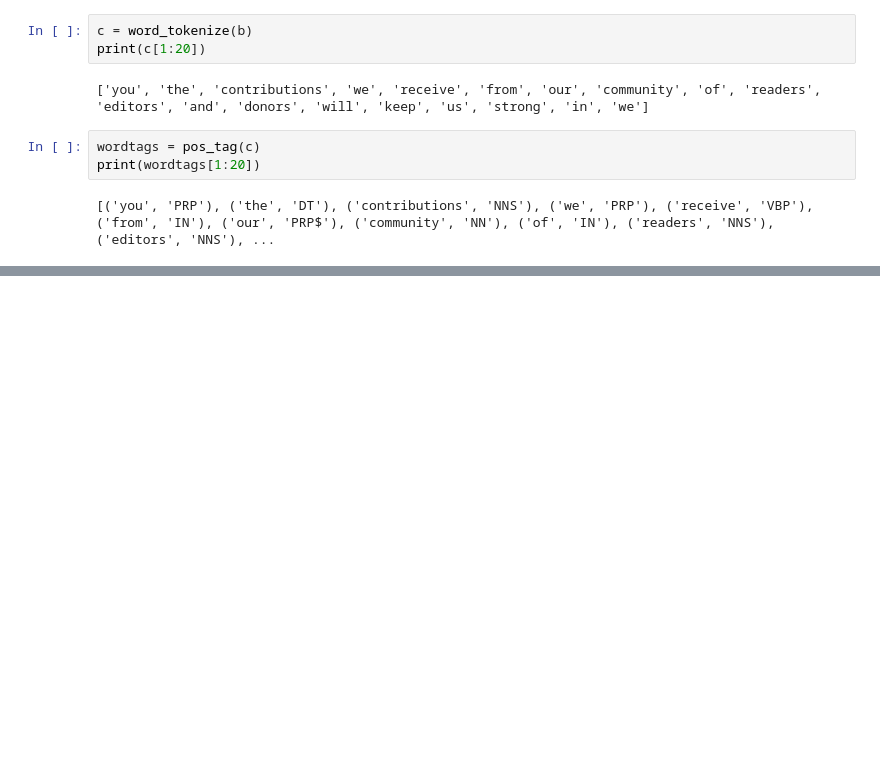
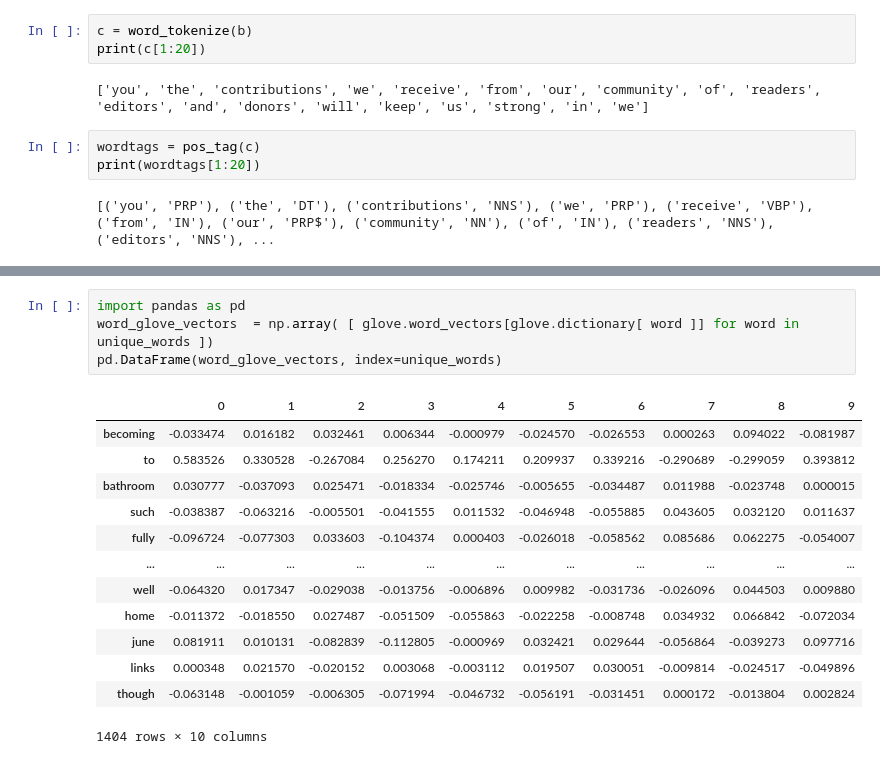
Before and after one commit to VipanchiKatthula/DocumentSimilarity_and_Word_Embedding, a Jupyter notebook: JaccardSimilarity_using_POS_Tags.ipynb, the cells around one changed output, grey strips where cells are left out. Cells and saved outputs as stored; diff of their text form; blank space fills up the shorter version.

```diff
--- a/JaccardSimilarity_using_POS_Tags.ipynb
+++ b/JaccardSimilarity_using_POS_Tags.ipynb
@@ -88,0 +157,18 @@ jaccard_similarity(UICcount,NYTimesCount)
+# %%
+import pandas as pd
+word_glove_vectors  = np.array( [ glove.word_vectors[glove.dictionary[ word ]] for word in unique_words ])
+pd.DataFrame(word_glove_vectors, index=unique_words)
+# %% [output]
+|  | 0 | 1 | 2 | 3 | 4 | 5 | 6 | 7 | 8 | 9 |
+| becoming | -0.033474 | 0.016182 | 0.032461 | 0.006344 | -0.000979 | -0.024570 | -0.026553 | 0.000263 | 0.094022 | -0.081987 |
+| to | 0.583526 | 0.330528 | -0.267084 | 0.256270 | 0.174211 | 0.209937 | 0.339216 | -0.290689 | -0.299059 | 0.393812 |
+| bathroom | 0.030777 | -0.037093 | 0.025471 | -0.018334 | -0.025746 | -0.005655 | -0.034487 | 0.011988 | -0.023748 | 0.000015 |
+| such | -0.038387 | -0.063216 | -0.005501 | -0.041555 | 0.011532 | -0.046948 | -0.055885 | 0.043605 | 0.032120 | 0.011637 |
+| fully | -0.096724 | -0.077303 | 0.033603 | -0.104374 | 0.000403 | -0.026018 | -0.058562 | 0.085686 | 0.062275 | -0.054007 |
+| ... | ... | ... | ... | ... | ... | ... | ... | ... | ... | ... |
+| well | -0.064320 | 0.017347 | -0.029038 | -0.013756 | -0.006896 | 0.009982 | -0.031736 | -0.026096 | 0.044503 | 0.009880 |
+| home | -0.011372 | -0.018550 | 0.027487 | -0.051509 | -0.055863 | -0.022258 | -0.008748 | 0.034932 | 0.066842 | -0.072034 |
+| june | 0.081911 | 0.010131 | -0.082839 | -0.112805 | -0.000969 | 0.032421 | 0.029644 | -0.056864 | -0.039273 | 0.097716 |
+| links | 0.000348 | 0.021570 | -0.020152 | 0.003068 | -0.003112 | 0.019507 | 0.030051 | -0.009814 | -0.024517 | -0.049896 |
+| though | -0.063148 | -0.001059 | -0.006305 | -0.071994 | -0.046732 | -0.056191 | -0.031451 | 0.000172 | -0.013804 | 0.002824 |
+1404 rows × 10 columns
```
Also changed, not shown: parts of 27 cells of this notebook.
